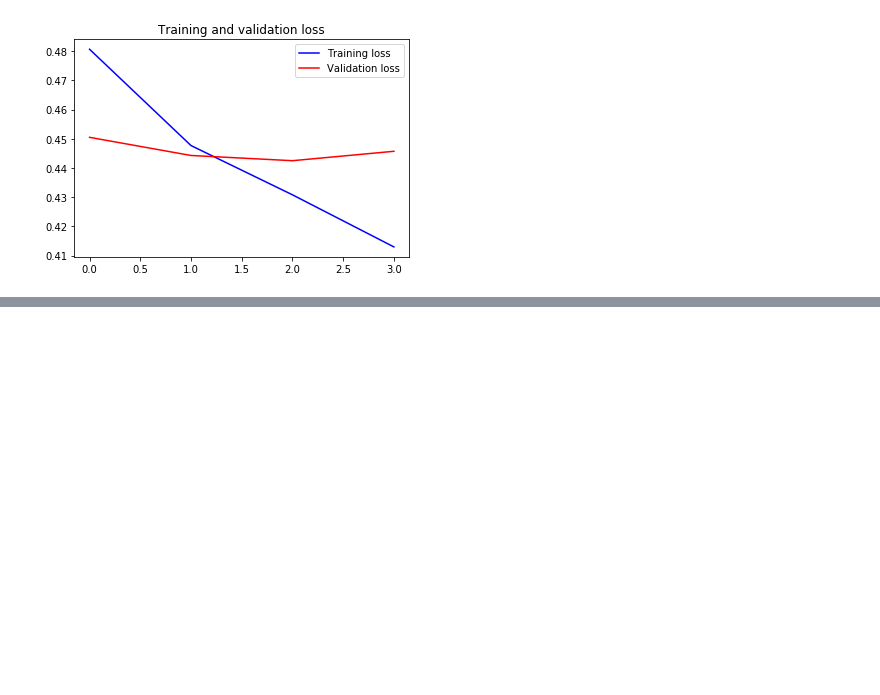
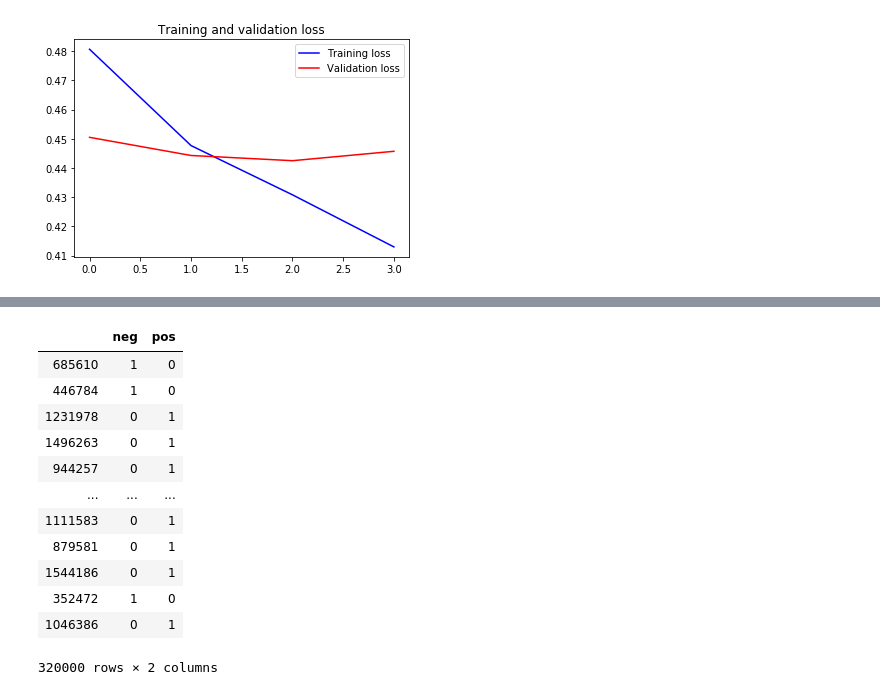
Before and after one commit to malhamid/SentimentAnalysis, a Jupyter notebook: TweetSentimentAnalysis.ipynb, the cells around one changed output, grey strips where cells are left out. Saved outputs shown, nothing was run; the diff lists cells and outputs as text; code cells hidden in the pictures; blank space fills up the shorter version.

```diff
--- a/TweetSentimentAnalysis.ipynb
+++ b/TweetSentimentAnalysis.ipynb
@@ -819,0 +867,17 @@ plt.show()
+# %%
+y_test3 = test_df[['neg', 'pos']]
+y_test3
+# %% [output]
+|  | neg | pos |
+| 685610 | 1 | 0 |
+| 446784 | 1 | 0 |
+| 1231978 | 0 | 1 |
+| 1496263 | 0 | 1 |
+| 944257 | 0 | 1 |
+| ... | ... | ... |
+| 1111583 | 0 | 1 |
+| 879581 | 0 | 1 |
+| 1544186 | 0 | 1 |
+| 352472 | 1 | 0 |
+| 1046386 | 0 | 1 |
+320000 rows × 2 columns
```
Also changed, not shown: parts of 19 cells of this notebook.
